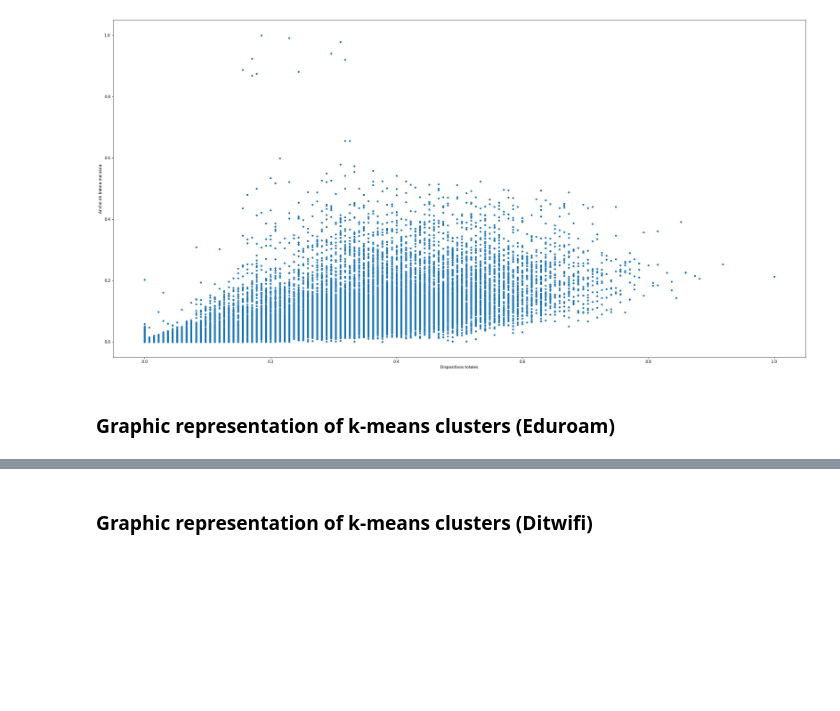
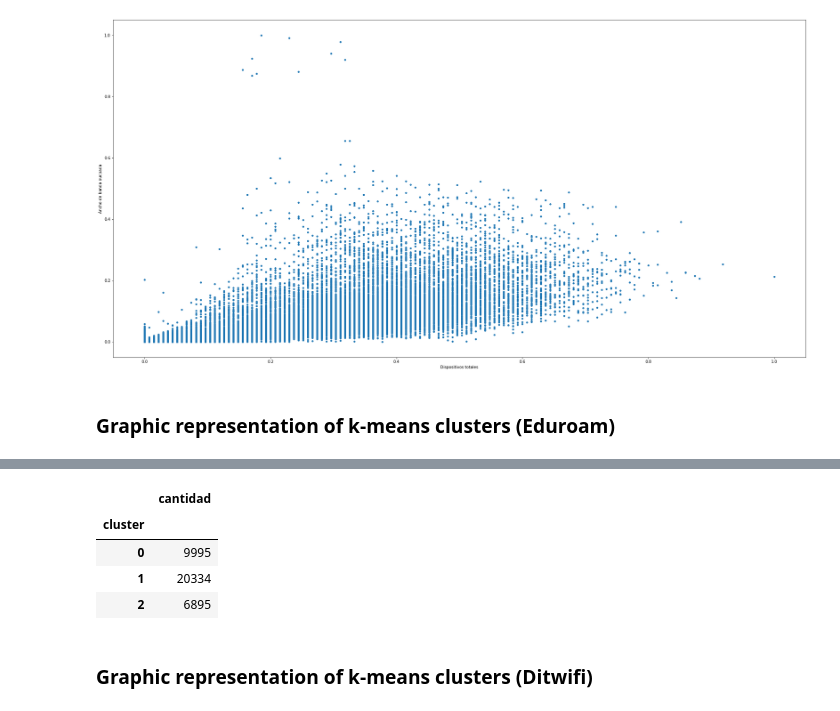
Before and after one commit to alvaroanua/TFG, a Jupyter notebook: Kmean/KMEAN_Dublin_Manianas.ipynb, the cells around one changed output, grey strips where cells are left out. Drawn from its saved outputs; the diff is of its cells as text; code cells hidden in the pictures; blank space fills up the shorter version.

```diff
--- a/Kmean/KMEAN_Dublin_Manianas.ipynb
+++ b/Kmean/KMEAN_Dublin_Manianas.ipynb
@@ -472,3 +472,18 @@ plt.show()
+# %%
+# Show info of clusters
+copy_eduroam = pd.DataFrame()
+copy_eduroam['bw_busy']=df_normalize_eduroam['bw_busy'].values
+copy_eduroam['total_devices']=df_normalize_eduroam['total_devices'].values
+copy_eduroam['cluster'] = df_normalize_eduroam['cluster'].values
+cantidadGrupo_eduroam =  pd.DataFrame()
+cantidadGrupo_eduroam['cantidad']=copy_eduroam.groupby('cluster').size()
+cantidadGrupo_eduroam
+# %% [output]
+|  | cantidad |
+| cluster |  |
+| 0 | 9995 |
+| 1 | 20334 |
+| 2 | 6895 |
 # %% [markdown]
 ### Graphic representation of k-means clusters (Ditwifi)
 # %%
```
Also changed, not shown: parts of 5 cells of this notebook, 2 other files.
